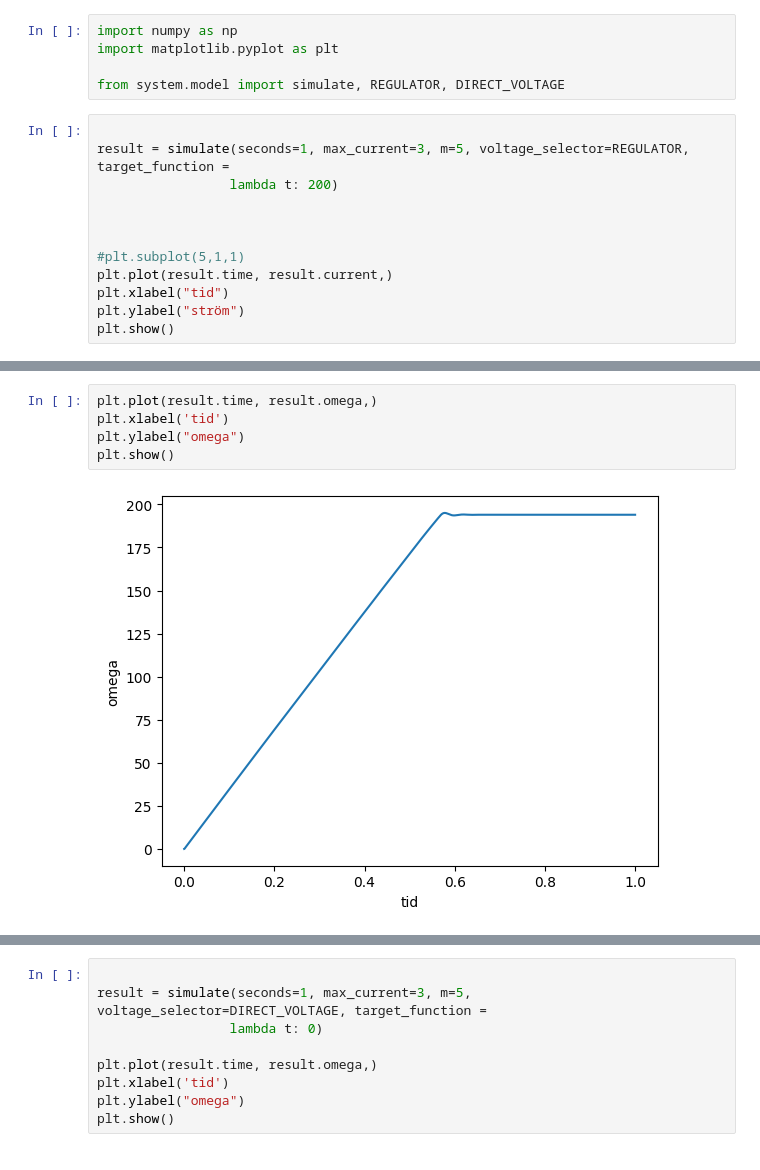
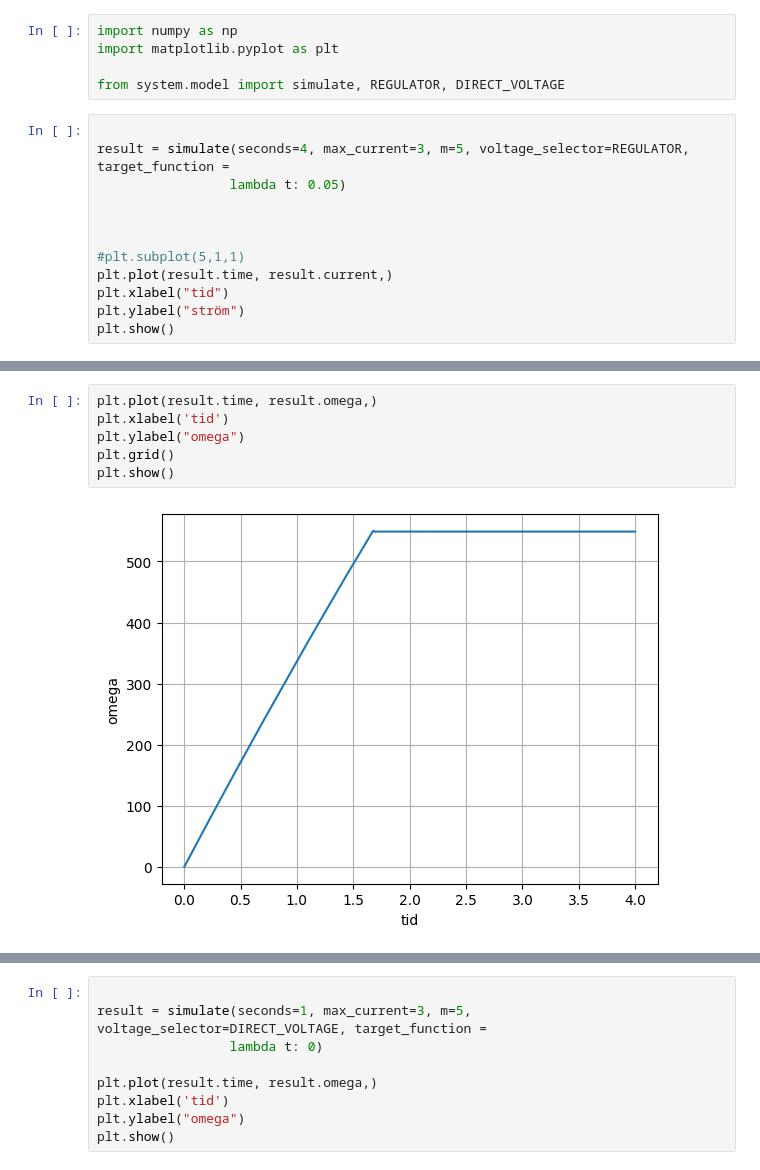
Before and after one commit to wingez/chalmers_machine_learning, a Jupyter notebook: system/gustav_jonathan.ipynb, the cells around one changed output, grey strips where cells are left out. Drawn from its saved outputs; the diff is of its cells as text.

Commit message:
Take target lift velocity instead of motor rad/s

```diff
--- a/system/gustav_jonathan.ipynb
+++ b/system/gustav_jonathan.ipynb
@@ -5,8 +5,8 @@ import matplotlib.pyplot as plt
 from system.model import simulate, REGULATOR, DIRECT_VOLTAGE
 # %%
 
-result = simulate(seconds=1, max_current=3, m=5, voltage_selector=REGULATOR, target_function =
-                 lambda t: 200)
+result = simulate(seconds=4, max_current=3, m=5, voltage_selector=REGULATOR, target_function =
+                 lambda t: 0.05)
 
 
 
@@ -20,10 +20,11 @@ plt.show()
 # %%
 plt.plot(result.time, result.omega,)
 plt.xlabel('tid')
 plt.ylabel("omega")
+plt.grid()
 plt.show()
 # %% [output]
-[figure, old version]
+[figure, new version]
 # %%
 plt.plot(result.time, result.pos,)
 plt.xlabel('tid')
```
Also changed, not shown: parts of 8 cells of this notebook, 1 other file.
